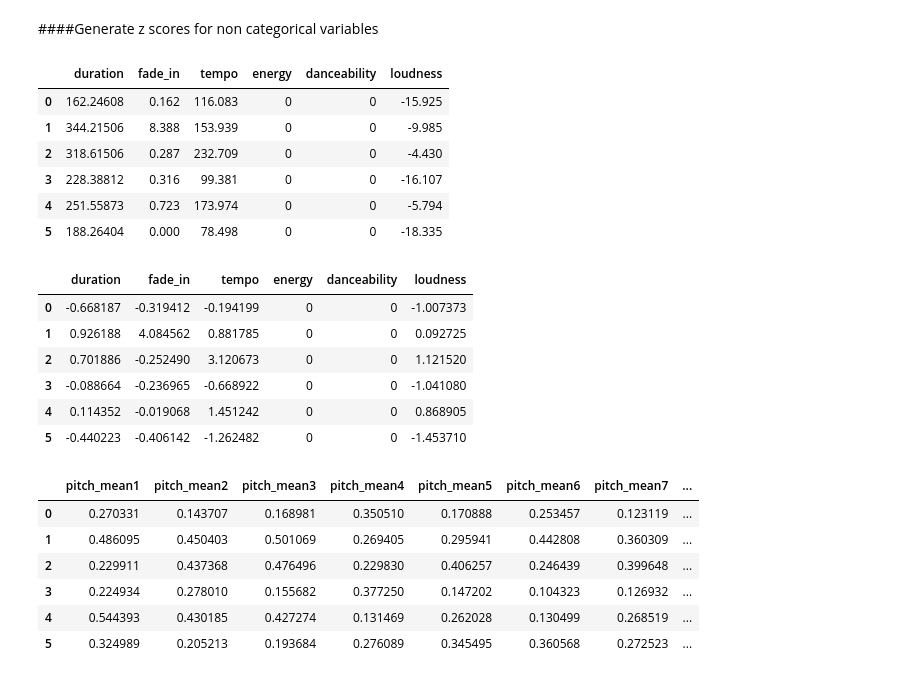
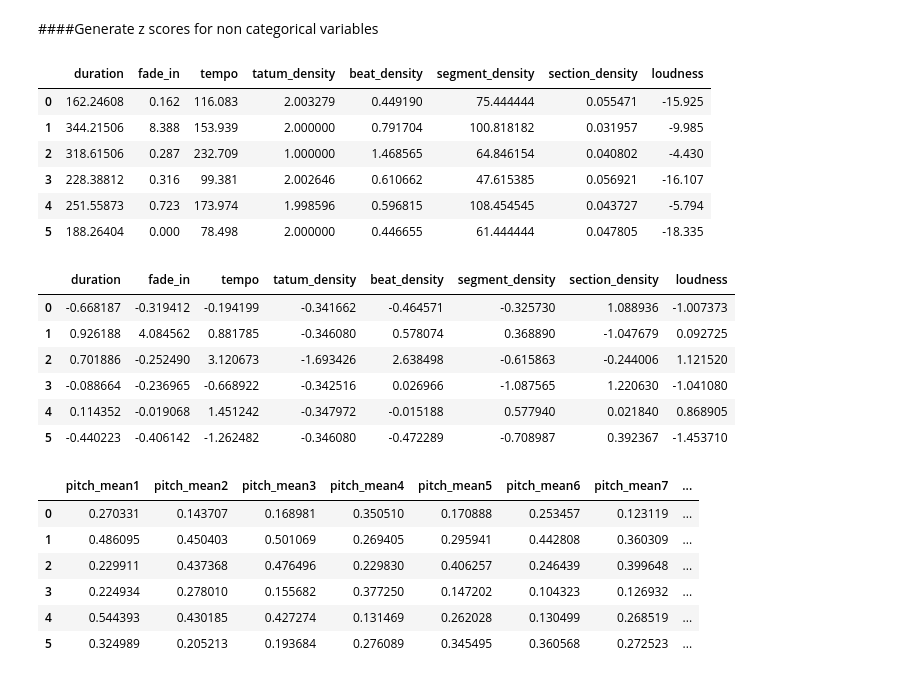
Before and after one commit to trishaandrews/music_explorer, a Jupyter notebook: million_song_subset_explore.ipynb, the cells around one changed output. Saved outputs shown, nothing was run; the diff lists cells and outputs as text; code cells hidden in the pictures.

```diff
--- a/million_song_subset_explore.ipynb
+++ b/million_song_subset_explore.ipynb
@@ -421,9 +514,9 @@ t_mode_titles = ["timbre_mode"+str(n) for n in range(1,13)]
 # %% [output]
 ['pitch_mean1', 'pitch_mean2', 'pitch_mean3', 'pitch_mean4', 'pitch_mean5', 'pitch_mean6', 'pitch_mean7', 'pitch_mean8', 'pitch_mean9', 'pitch_mean10', 'pitch_mean11', 'pitch_mean12']
 # %%
-heads = ["track_id", "duration", "fade_in", "tempo", "energy", "danceability", "loudness",
-         "mode", "key", "time_sig"] + p_mean_titles + p_median_titles + p_mode_titles + \
-        ["loud_mean", "loud_median", "loud_mode"] \
-         + t_mean_titles + t_median_titles + t_mode_titles
+heads = ["track_id", "duration", "fade_in", "tempo", "tatum_density", "beat_density", "segment_density",
+         "section_density", "loudness", "mode", "key", "time_sig"] \
+         + p_mean_titles + p_median_titles + p_mode_titles + \
+         ["loud_mean", "loud_median", "loud_mode"] + t_mean_titles + t_median_titles + t_mode_titles
 print len(heads), "\n", heads
 # %% [output]
@@ -507,16 +600,16 @@ categoricals.head(6)
 # %% [markdown]
 ####Generate z scores for non categorical variables
 # %%
-firsts = df.iloc[:,1:7]
+firsts = df.iloc[:,1:9]
 firsts.head(6)
 # %% [output]
-|  | duration | fade_in | tempo | energy | danceability | loudness |
-| 0 | 162.24608 | 0.162 | 116.083 | 0 | 0 | -15.925 |
-| 1 | 344.21506 | 8.388 | 153.939 | 0 | 0 | -9.985 |
-| 2 | 318.61506 | 0.287 | 232.709 | 0 | 0 | -4.430 |
-| 3 | 228.38812 | 0.316 | 99.381 | 0 | 0 | -16.107 |
-| 4 | 251.55873 | 0.723 | 173.974 | 0 | 0 | -5.794 |
-| 5 | 188.26404 | 0.000 | 78.498 | 0 | 0 | -18.335 |
+|  | duration | fade_in | tempo | tatum_density | beat_density | segment_density | section_density | loudness |
+| 0 | 162.24608 | 0.162 | 116.083 | 2.003279 | 0.449190 | 75.444444 | 0.055471 | -15.925 |
+| 1 | 344.21506 | 8.388 | 153.939 | 2.000000 | 0.791704 | 100.818182 | 0.031957 | -9.985 |
+| 2 | 318.61506 | 0.287 | 232.709 | 1.000000 | 1.468565 | 64.846154 | 0.040802 | -4.430 |
+| 3 | 228.38812 | 0.316 | 99.381 | 2.002646 | 0.610662 | 47.615385 | 0.056921 | -16.107 |
+| 4 | 251.55873 | 0.723 | 173.974 | 1.998596 | 0.596815 | 108.454545 | 0.043727 | -5.794 |
+| 5 | 188.26404 | 0.000 | 78.498 | 2.000000 | 0.446655 | 61.444444 | 0.047805 | -18.335 |
 # %%
 firsts_zscore = pd.DataFrame()
 for f in firsts:
@@ -525,14 +618,20 @@ for f in firsts:
         firsts_zscore[f_zscore] = 0.0
     else:
         firsts_zscore[f_zscore] = (firsts[f] - firsts[f].mean())/firsts[f].std(ddof=0)
+    for val in firsts_zscore[f_zscore]:
+        #In [7]: d.sales[d.sales==24] = 100
+        if val > 15:
+            firsts_zscore[f_zscore][firsts_zscore[f_zscore] > 15] = 15.0
+        elif val < -15:
+            firsts_zscore[f_zscore][firsts_zscore[f_zscore] < -15] = 15.0
 firsts_zscore.fillna(0)
 firsts_zscore.head(6)
 # %% [output]
-|  | duration | fade_in | tempo | energy | danceability | loudness |
-| 0 | -0.668187 | -0.319412 | -0.194199 | 0 | 0 | -1.007373 |
-| 1 | 0.926188 | 4.084562 | 0.881785 | 0 | 0 | 0.092725 |
-| 2 | 0.701886 | -0.252490 | 3.120673 | 0 | 0 | 1.121520 |
-| 3 | -0.088664 | -0.236965 | -0.668922 | 0 | 0 | -1.041080 |
-| 4 | 0.114352 | -0.019068 | 1.451242 | 0 | 0 | 0.868905 |
-| 5 | -0.440223 | -0.406142 | -1.262482 | 0 | 0 | -1.453710 |
+|  | duration | fade_in | tempo | tatum_density | beat_density | segment_density | section_density | loudness |
+| 0 | -0.668187 | -0.319412 | -0.194199 | -0.341662 | -0.464571 | -0.325730 | 1.088936 | -1.007373 |
+| 1 | 0.926188 | 4.084562 | 0.881785 | -0.346080 | 0.578074 | 0.368890 | -1.047679 | 0.092725 |
+| 2 | 0.701886 | -0.252490 | 3.120673 | -1.693426 | 2.638498 | -0.615863 | -0.244006 | 1.121520 |
+| 3 | -0.088664 | -0.236965 | -0.668922 | -0.342516 | 0.026966 | -1.087565 | 1.220630 | -1.041080 |
+| 4 | 0.114352 | -0.019068 | 1.451242 | -0.347972 | -0.015188 | 0.577940 | 0.021840 | 0.868905 |
+| 5 | -0.440223 | -0.406142 | -1.262482 | -0.346080 | -0.472289 | -0.708987 | 0.392367 | -1.453710 |
 # %%
```
Also changed, not shown: parts of 24 cells of this notebook, 11 other files.
